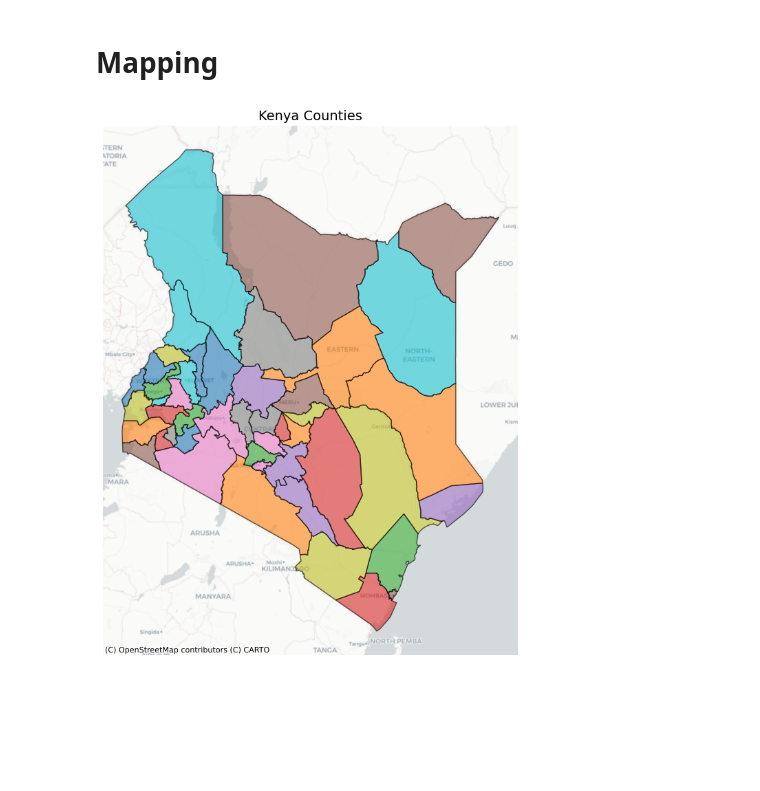
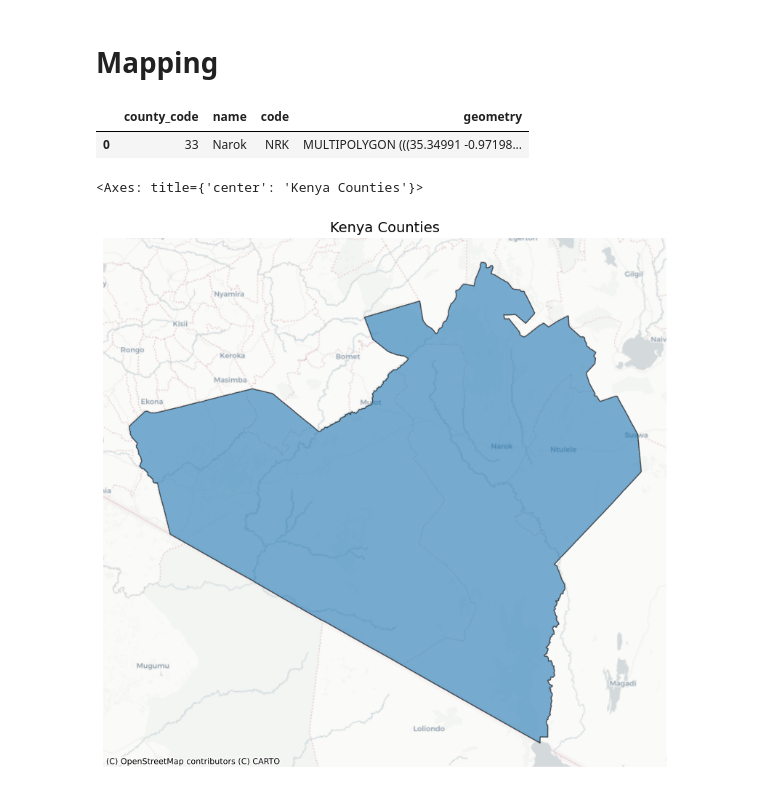
Before and after one commit to envdmt/EDMT, a Jupyter notebook: test.ipynb, the cells around one changed output. Drawn from its saved outputs; the diff is of its cells as text; code cells hidden in the pictures; blank space fills up the shorter version.

```diff
--- a/test.ipynb
+++ b/test.ipynb
@@ -8,4 +7,11 @@ from edmt.mapping import plot_gdf
 from matplotlib import pyplot as plt
+# %%
+mapping = Mapping()
+# %%
+import os
+
+output = "Outputs"
+os.makedirs(output, exist_ok=True)
 # %%
 print([func for func in dir(edmt) if callable(getattr(edmt, func))])
 # %% [output]
@@ -60,0 +58,7 @@ m = gpd.read_file('https://www.dropbox.com/scl/fi/txt4qvujwb9umw3andt5b/county.g
+# %%
+m = gpd.read_file(os.path.join(output,'narok.geojson'))
+# %%
+m.head()
+# %% [output]
+|  | county_code | name | code | geometry |
+| 0 | 33 | Narok | NRK | MULTIPOLYGON (((35.34991 -0.97198... |
@@ -61,11 +72,12 @@ m = gpd.read_file('https://www.dropbox.com/scl/fi/txt4qvujwb9umw3andt5b/county.g
 # %%
 save_path="map_plot.png"
-plot_gdf(
-    m,
+mapping.gplot(
+    df=m,
     column='name',
     legend=False,
     title="Kenya Counties"
 )
-# plt.savefig(save_path, dpi=300, bbox_inches="tight")
+# plt.savefig(os.path.join(output,save_path), dpi=300, bbox_inches="tight")
 # %% [output]
+<Axes: title={'center': 'Kenya Counties'}>
-[figure, old version]
+[figure, new version]
```
Also changed, not shown: parts of 4 cells of this notebook, 12 other files.
